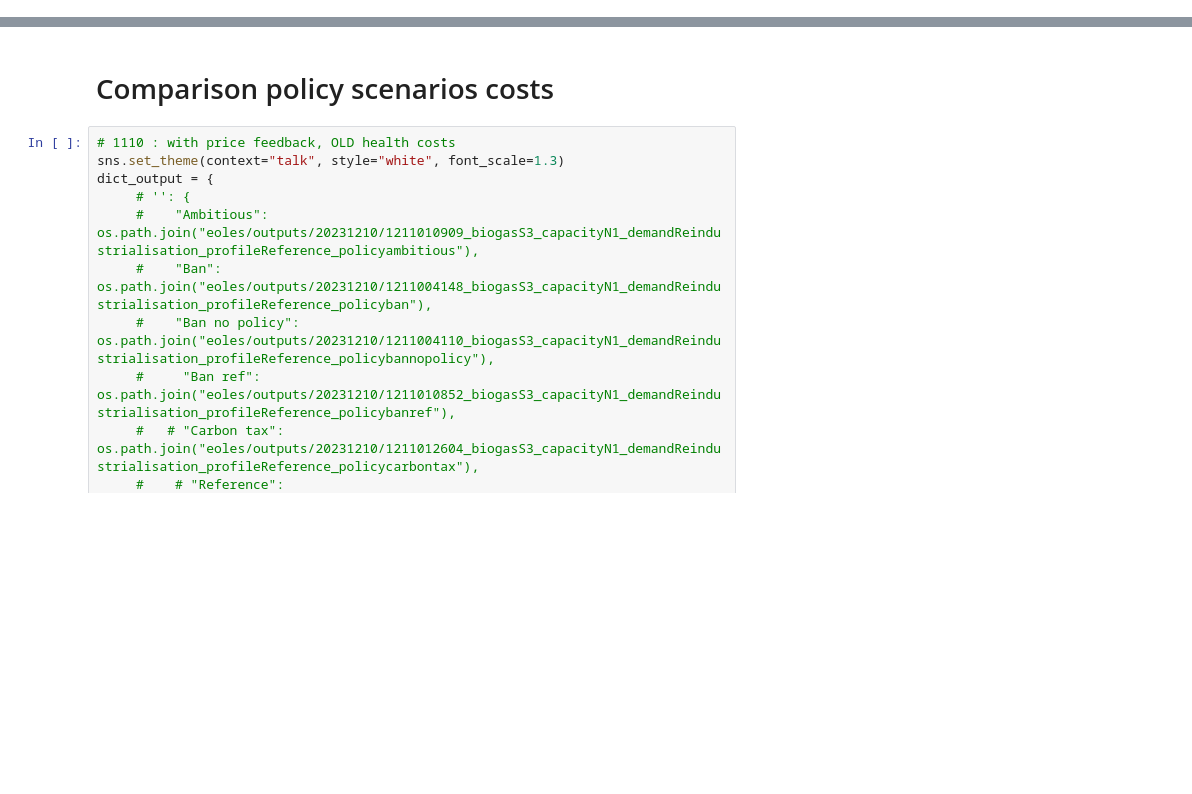
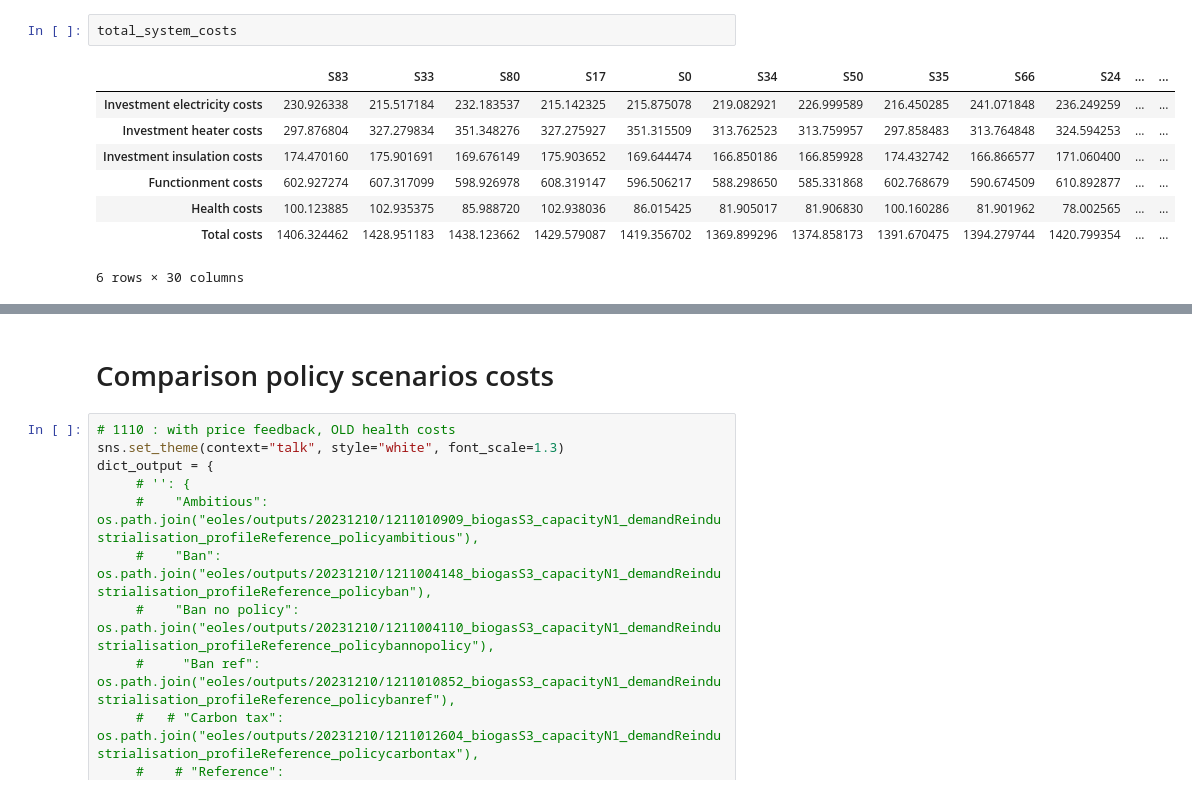
Before and after one commit to CIRED/EOLES-Coupling, a Jupyter notebook: analysis_xps_ban.ipynb, the cells around one changed output, grey strips where cells are left out. Drawn from its saved outputs; the diff is of its cells as text; blank space fills up the shorter version.

```diff
--- a/analysis_xps_ban.ipynb
+++ b/analysis_xps_ban.ipynb
@@ -13,0 +46,11 @@ from project.write_output import plot_compare_scenarios
+# %%
+total_system_costs
+# %% [output]
+|  | S83 | S33 | S80 | S17 | S0 | S34 | S50 | S35 | S66 | S24 | ... | ... |
+| Investment electricity costs | 230.926338 | 215.517184 | 232.183537 | 215.142325 | 215.875078 | 219.082921 | 226.999589 | 216.450285 | 241.071848 | 236.249259 | ... | ... |
+| Investment heater costs | 297.876804 | 327.279834 | 351.348276 | 327.275927 | 351.315509 | 313.762523 | 313.759957 | 297.858483 | 313.764848 | 324.594253 | ... | ... |
+| Investment insulation costs | 174.470160 | 175.901691 | 169.676149 | 175.903652 | 169.644474 | 166.850186 | 166.859928 | 174.432742 | 166.866577 | 171.060400 | ... | ... |
+| Functionment costs | 602.927274 | 607.317099 | 598.926978 | 608.319147 | 596.506217 | 588.298650 | 585.331868 | 602.768679 | 590.674509 | 610.892877 | ... | ... |
+| Health costs | 100.123885 | 102.935375 | 85.988720 | 102.938036 | 86.015425 | 81.905017 | 81.906830 | 100.160286 | 81.901962 | 78.002565 | ... | ... |
+| Total costs | 1406.324462 | 1428.951183 | 1438.123662 | 1429.579087 | 1419.356702 | 1369.899296 | 1374.858173 | 1391.670475 | 1394.279744 | 1420.799354 | ... | ... |
+6 rows × 30 columns
```
Also changed, not shown: parts of 9 cells of this notebook, 29 other files.
